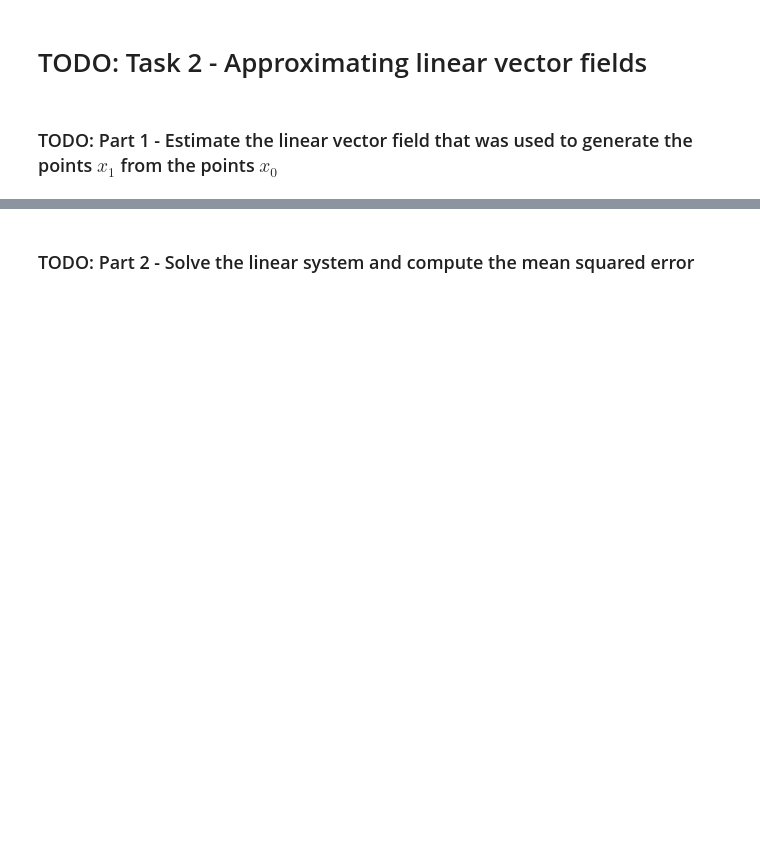
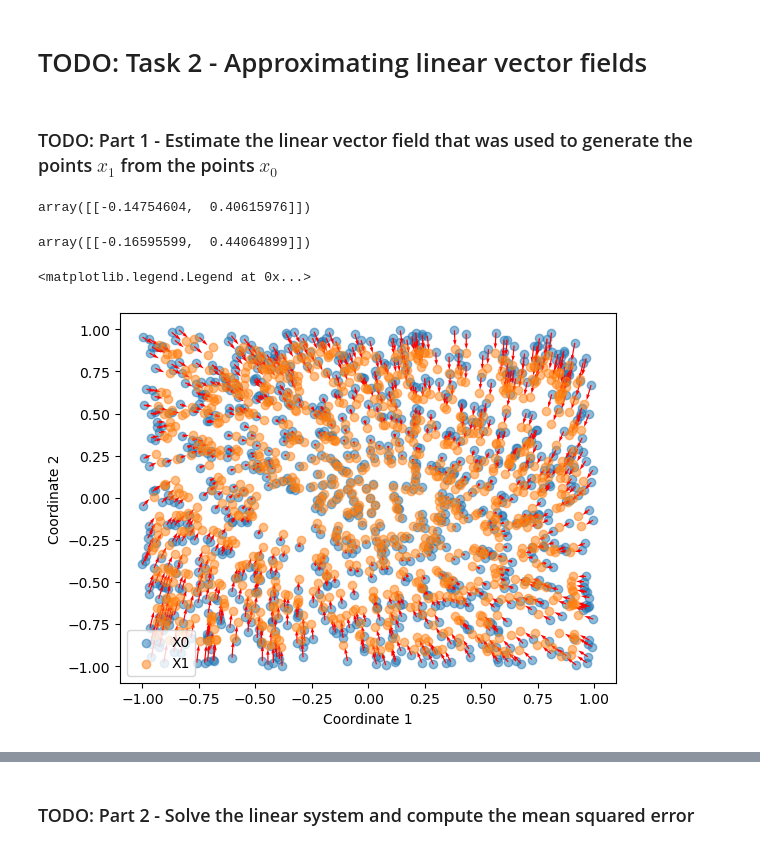
Before and after one commit to Augustin690/learning-dynamical-systems, a Jupyter notebook: src/part1/task2.ipynb, the cells around one changed output, grey strips where cells are left out. Drawn from its saved outputs; the diff is of its cells as text; code cells hidden in the pictures; blank space fills up the shorter version.

```diff
--- a/src/part1/task2.ipynb
+++ b/src/part1/task2.ipynb
@@ -11,3 +15,25 @@ x0 = np.loadtxt('../../data/linear_vectorfield_data_x0.txt')
 x1 = np.loadtxt('../../data/linear_vectorfield_data_x1.txt')
 # %% [markdown]
 ### TODO: Part 1 - Estimate the linear vector field that was used to generate the points $x_1$ from the points $x_0$
+# %%
+delta_T = 0.1
+
+v = (x1-x0)/delta_T
+#solve_ivp()
+x1[0:1,:]
+# %% [output]
+array([[-0.14754604,  0.40615976]])
+# %%
+x0[0:1,:]
+# %% [output]
+array([[-0.16595599,  0.44064899]])
+# %%
+plt.scatter(x0[:,0],x0[:,1], label = 'X0', alpha= 0.5)
+plt.quiver(x0[:,0], x0[:,1], v[:,0], v[:,1], color= 'r')
+plt.scatter(x1[:,0], x1[:,1], label = 'X1', alpha=0.5)
+plt.xlabel("Coordinate 1")
+plt.ylabel("Coordinate 2")
+plt.legend()
+# %% [output]
+<matplotlib.legend.Legend at 0x...>
+[figure, added]
```
Also changed, not shown: parts of 12 cells of this notebook, 2 other files.
